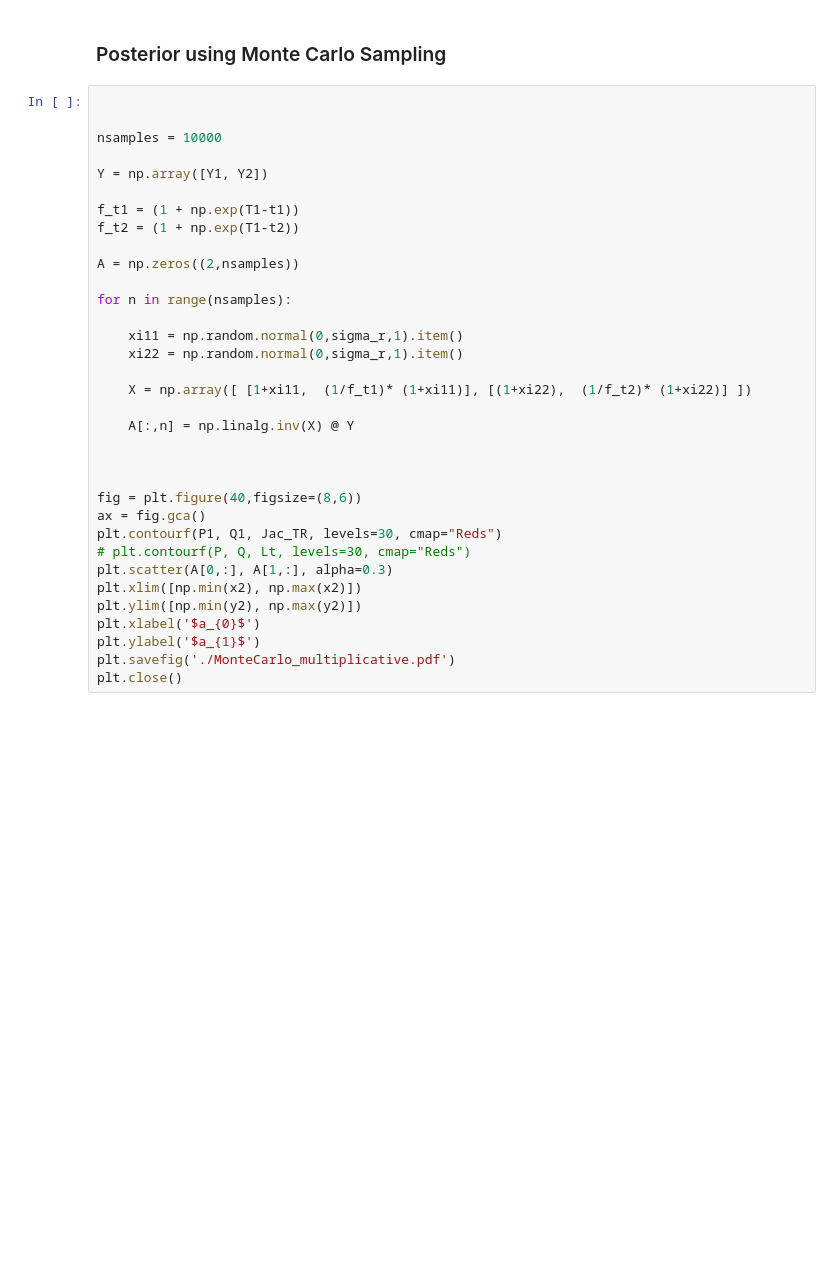
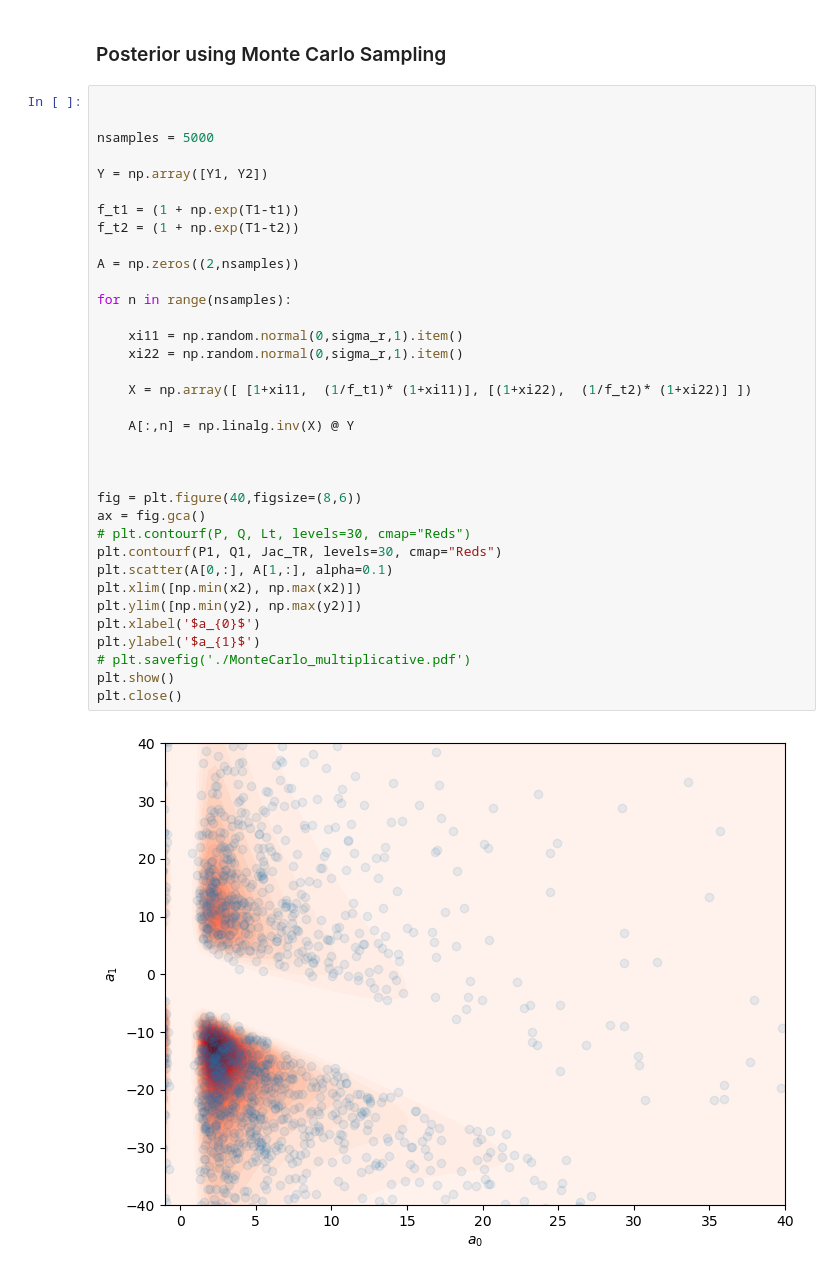
Before and after one commit to sudhipv/sequential_calibration, a Jupyter notebook: appendix/sum_of_sigmoid_noise.ipynb, the cells around one changed output. Cells and saved outputs as stored; diff of their text form; blank space fills up the shorter version.

```diff
--- a/appendix/sum_of_sigmoid_noise.ipynb
+++ b/appendix/sum_of_sigmoid_noise.ipynb
@@ -337,34 +360,37 @@ plt.close()
 # %%
 
 
-nsamples = 10000
+nsamples = 5000
 
 Y = np.array([Y1, Y2])
 
 f_t1 = (1 + np.exp(T1-t1))
 f_t2 = (1 + np.exp(T1-t2))
 
 A = np.zeros((2,nsamples))
 
 for n in range(nsamples):
 
     xi11 = np.random.normal(0,sigma_r,1).item()
     xi22 = np.random.normal(0,sigma_r,1).item()
 
     X = np.array([ [1+xi11,  (1/f_t1)* (1+xi11)], [(1+xi22),  (1/f_t2)* (1+xi22)] ])
 
     A[:,n] = np.linalg.inv(X) @ Y
 
 
 
 fig = plt.figure(40,figsize=(8,6))
 ax = fig.gca()
+# plt.contourf(P, Q, Lt, levels=30, cmap="Reds")
 plt.contourf(P1, Q1, Jac_TR, levels=30, cmap="Reds")
-# plt.contourf(P, Q, Lt, levels=30, cmap="Reds")
-plt.scatter(A[0,:], A[1,:], alpha=0.3)
+plt.scatter(A[0,:], A[1,:], alpha=0.1)
 plt.xlim([np.min(x2), np.max(x2)])
 plt.ylim([np.min(y2), np.max(y2)])
 plt.xlabel('$a_{0}$')
 plt.ylabel('$a_{1}$')
-plt.savefig('./MonteCarlo_multiplicative.pdf')
+# plt.savefig('./MonteCarlo_multiplicative.pdf')
+plt.show()
 plt.close()
+# %% [output]
+[figure, added]
```
Also changed, not shown: parts of 6 cells of this notebook.
